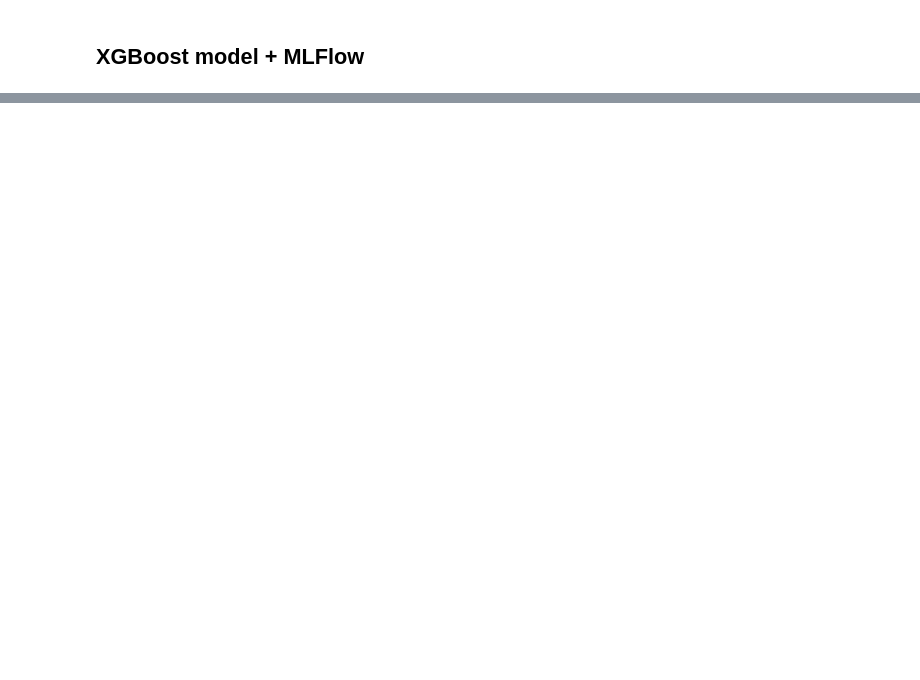
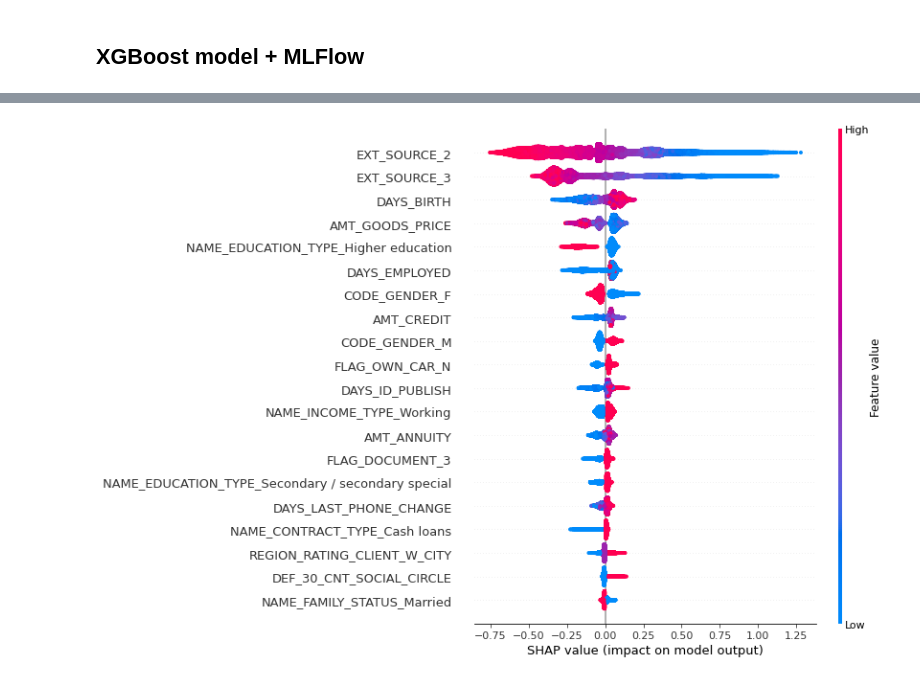
Before and after one commit to mulysa99/BigDataApplications_HomeCredit, a Jupyter notebook: notebooks/ABD_notebook.ipynb, the cells around one changed output, grey strips where cells are left out. Saved outputs shown, nothing was run; the diff lists cells and outputs as text; code cells hidden in the pictures; blank space fills up the shorter version.

```diff
--- a/notebooks/ABD_notebook.ipynb
+++ b/notebooks/ABD_notebook.ipynb
@@ -325,0 +350,4 @@ with mlflow.start_run():
+# %%
+shap.summary_plot(shap_values, X_test)
+# %% [output]
+[figure, added]
```
Also changed, not shown: parts of 13 cells of this notebook.
